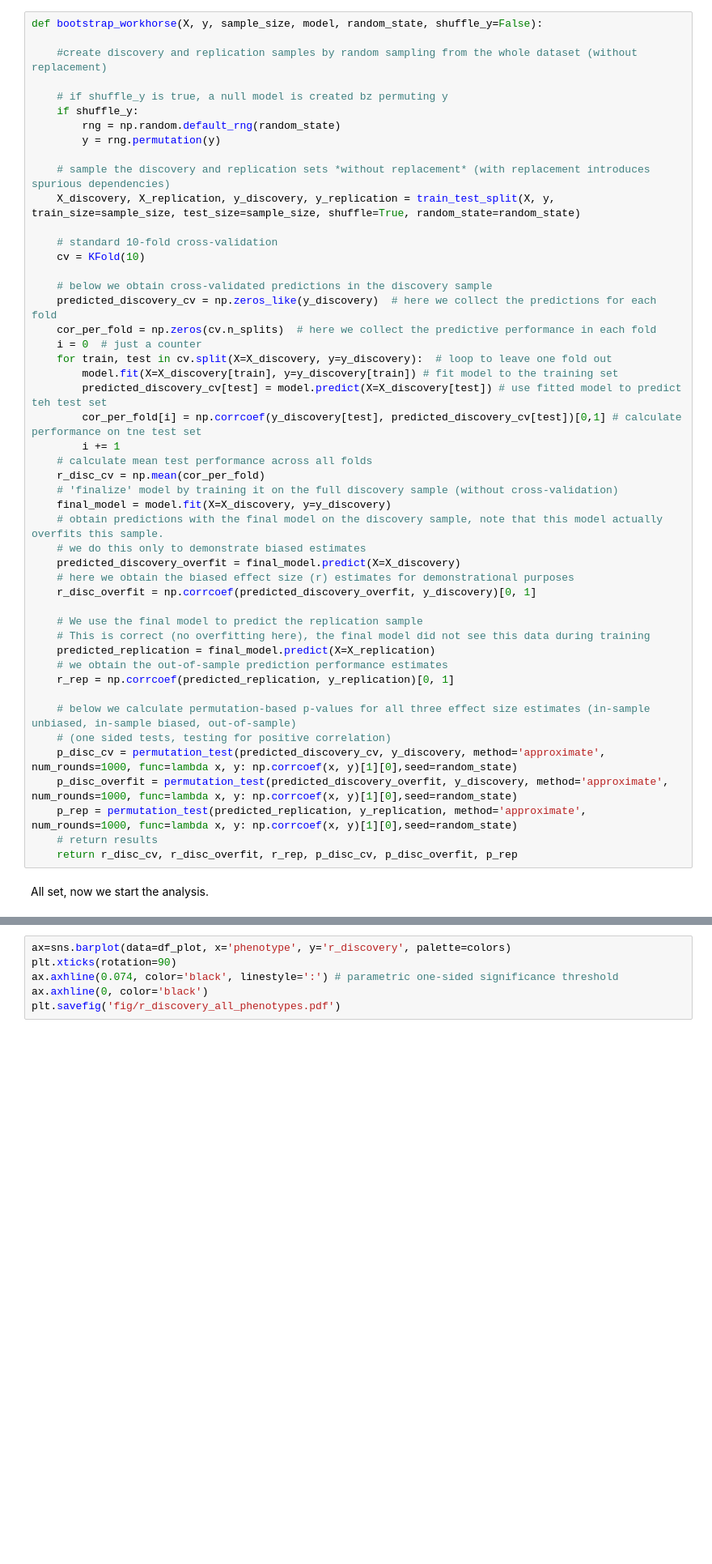
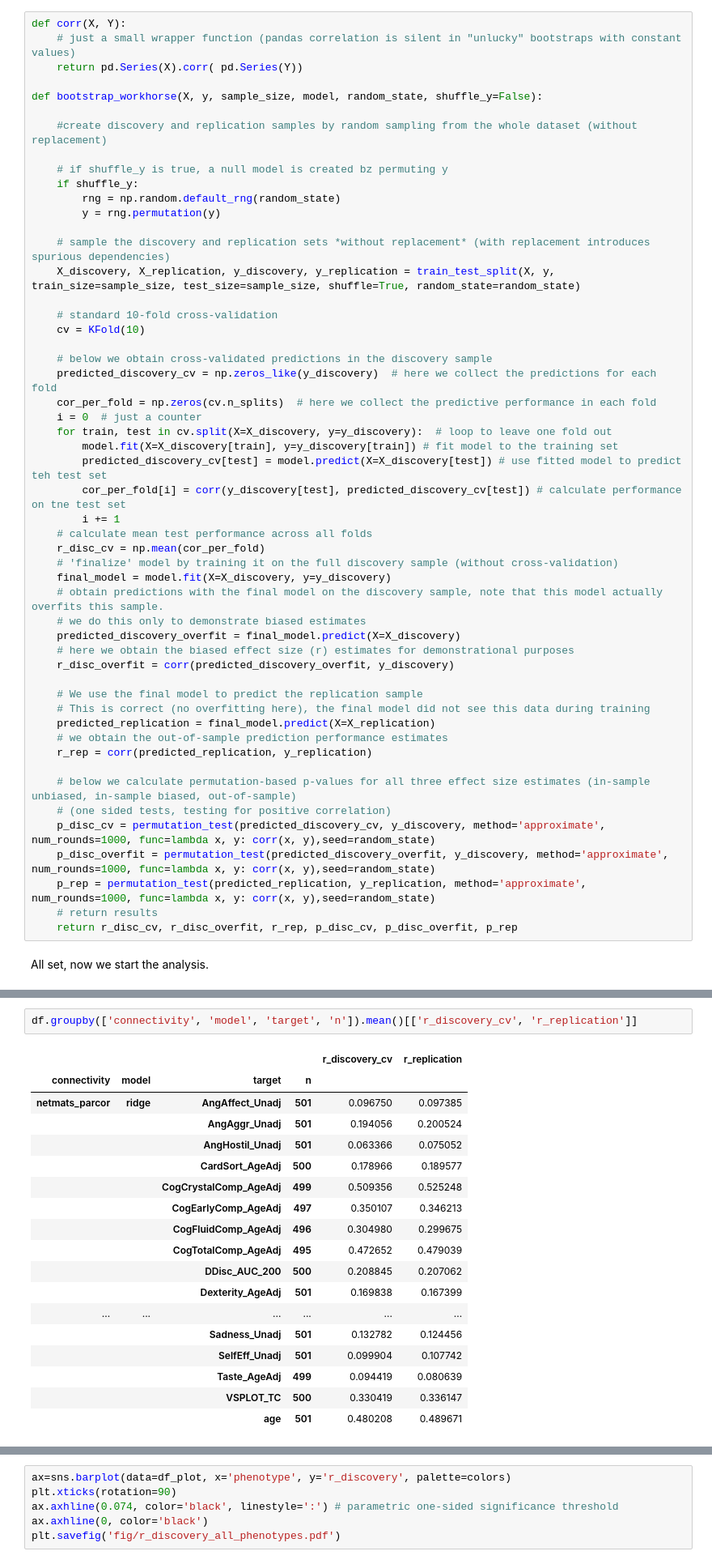
Before and after one commit to spisakt/BWAS_comment, a Jupyter notebook: multivariate_BWAS_replicability_analysis_FC_extensive.ipynb, the cells around one changed output, grey strips where cells are left out. Shown: that part at 81% size. Saved outputs shown, nothing was run; the diff lists cells and outputs as text; blank space fills up the shorter version.

```diff
--- a/multivariate_BWAS_replicability_analysis_FC_extensive.ipynb
+++ b/multivariate_BWAS_replicability_analysis_FC_extensive.ipynb
@@ -91,6 +89,10 @@ We define a workhorse function which:
 - finalizes the model by fitting it to the whole discovery sample (overfits the discovery but not the replication sample)
 - use it to predict the replication sample
 # %%
+def corr(X, Y):
+    # just a small wrapper function (pandas correlation is silent in "unlucky" bootstraps with constant values)
+    return pd.Series(X).corr( pd.Series(Y))
+
 def bootstrap_workhorse(X, y, sample_size, model, random_state, shuffle_y=False):
 
     #create discovery and replication samples by random sampling from the whole dataset (without replacement)
@@ -113,7 +115,7 @@ def bootstrap_workhorse(X, y, sample_size, model, random_state, shuffle_y=False)
     for train, test in cv.split(X=X_discovery, y=y_discovery):  # loop to leave one fold out
         model.fit(X=X_discovery[train], y=y_discovery[train]) # fit model to the training set
         predicted_discovery_cv[test] = model.predict(X=X_discovery[test]) # use fitted model to predict teh test set
-        cor_per_fold[i] = np.corrcoef(y_discovery[test], predicted_discovery_cv[test])[0,1] # calculate performance on tne test set
+        cor_per_fold[i] = corr(y_discovery[test], predicted_discovery_cv[test]) # calculate performance on tne test set
         i += 1
     # calculate mean test performance across all folds
     r_disc_cv = np.mean(cor_per_fold)
@@ -123,19 +125,19 @@ def bootstrap_workhorse(X, y, sample_size, model, random_state, shuffle_y=False)
     # we do this only to demonstrate biased estimates
     predicted_discovery_overfit = final_model.predict(X=X_discovery)
     # here we obtain the biased effect size (r) estimates for demonstrational purposes
-    r_disc_overfit = np.corrcoef(predicted_discovery_overfit, y_discovery)[0, 1]
+    r_disc_overfit = corr(predicted_discovery_overfit, y_discovery)
 
     # We use the final model to predict the replication sample
     # This is correct (no overfitting here), the final model did not see this data during training
     predicted_replication = final_model.predict(X=X_replication)
     # we obtain the out-of-sample prediction performance estimates
-    r_rep = np.corrcoef(predicted_replication, y_replication)[0, 1]
+    r_rep = corr(predicted_replication, y_replication)
 
     # below we calculate permutation-based p-values for all three effect size estimates (in-sample unbiased, in-sample biased, out-of-sample)
     # (one sided tests, testing for positive correlation)
-    p_disc_cv = permutation_test(predicted_discovery_cv, y_discovery, method='approximate', num_rounds=1000, func=lambda x, y: np.corrcoef(x, y)[1][0],seed=random_state)
-    p_disc_overfit = permutation_test(predicted_discovery_overfit, y_discovery, method='approximate', num_rounds=1000, func=lambda x, y: np.corrcoef(x, y)[1][0],seed=random_state)
-    p_rep = permutation_test(predicted_replication, y_replication, method='approximate', num_rounds=1000, func=lambda x, y: np.corrcoef(x, y)[1][0],seed=random_state)
+    p_disc_cv = permutation_test(predicted_discovery_cv, y_discovery, method='approximate', num_rounds=1000, func=lambda x, y: corr(x, y),seed=random_state)
+    p_disc_overfit = permutation_test(predicted_discovery_overfit, y_discovery, method='approximate', num_rounds=1000, func=lambda x, y: corr(x, y),seed=random_state)
+    p_rep = permutation_test(predicted_replication, y_replication, method='approximate', num_rounds=1000, func=lambda x, y: corr(x, y),seed=random_state)
     # return results
     return r_disc_cv, r_disc_overfit, r_rep, p_disc_cv, p_disc_overfit, p_rep
 # %% [markdown]
@@ -331,6 +332,27 @@ Wall time: 43min 24s
 | 5398 | netmats_parcor | ridge | Mars_Final | 499 | 0.009701 | 1.0 | 0.005276 | ... |
 | 5399 | netmats_parcor | ridge | Mars_Final | 499 | -0.032289 | 1.0 | 0.017725 | ... |
 5400 rows × 10 columns
+# %%
+df.groupby(['connectivity', 'model', 'target', 'n']).mean()[['r_discovery_cv', 'r_replication']]
+# %% [output]
+|  |  |  |  | r_discovery_cv | r_replication |
+| connectivity | model | target | n |  |  |
+| netmats_parcor | ridge | AngAffect_Unadj | 501 | 0.096750 | 0.097385 |
+|  |  | AngAggr_Unadj | 501 | 0.194056 | 0.200524 |
+|  |  | AngHostil_Unadj | 501 | 0.063366 | 0.075052 |
+|  |  | CardSort_AgeAdj | 500 | 0.178966 | 0.189577 |
+|  |  | CogCrystalComp_AgeAdj | 499 | 0.509356 | 0.525248 |
+|  |  | CogEarlyComp_AgeAdj | 497 | 0.350107 | 0.346213 |
+|  |  | CogFluidComp_AgeAdj | 496 | 0.304980 | 0.299675 |
+|  |  | CogTotalComp_AgeAdj | 495 | 0.472652 | 0.479039 |
+|  |  | DDisc_AUC_200 | 500 | 0.208845 | 0.207062 |
+|  |  | Dexterity_AgeAdj | 501 | 0.169838 | 0.167399 |
+| ... | ... | ... | ... | ... | ... |
+|  |  | Sadness_Unadj | 501 | 0.132782 | 0.124456 |
+|  |  | SelfEff_Unadj | 501 | 0.099904 | 0.107742 |
+|  |  | Taste_AgeAdj | 499 | 0.094419 | 0.080639 |
+|  |  | VSPLOT_TC | 500 | 0.330419 | 0.336147 |
+|  |  | age | 501 | 0.480208 | 0.489671 |
 # %%
 sns.set(rc={"figure.figsize":(14, 2)})
 sns.set_style("white")
```
Also changed, not shown: parts of 14 cells of this notebook, 10 other files.
